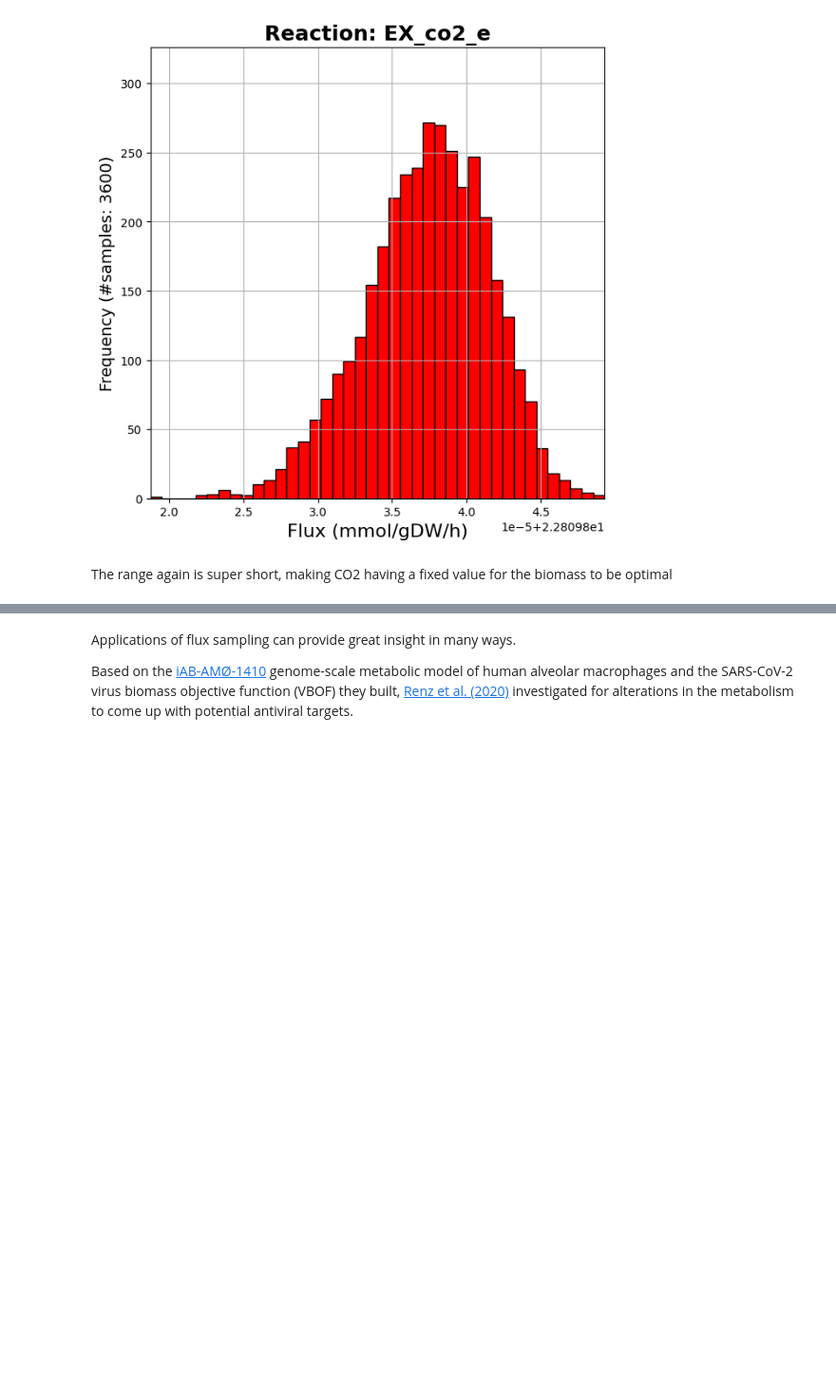
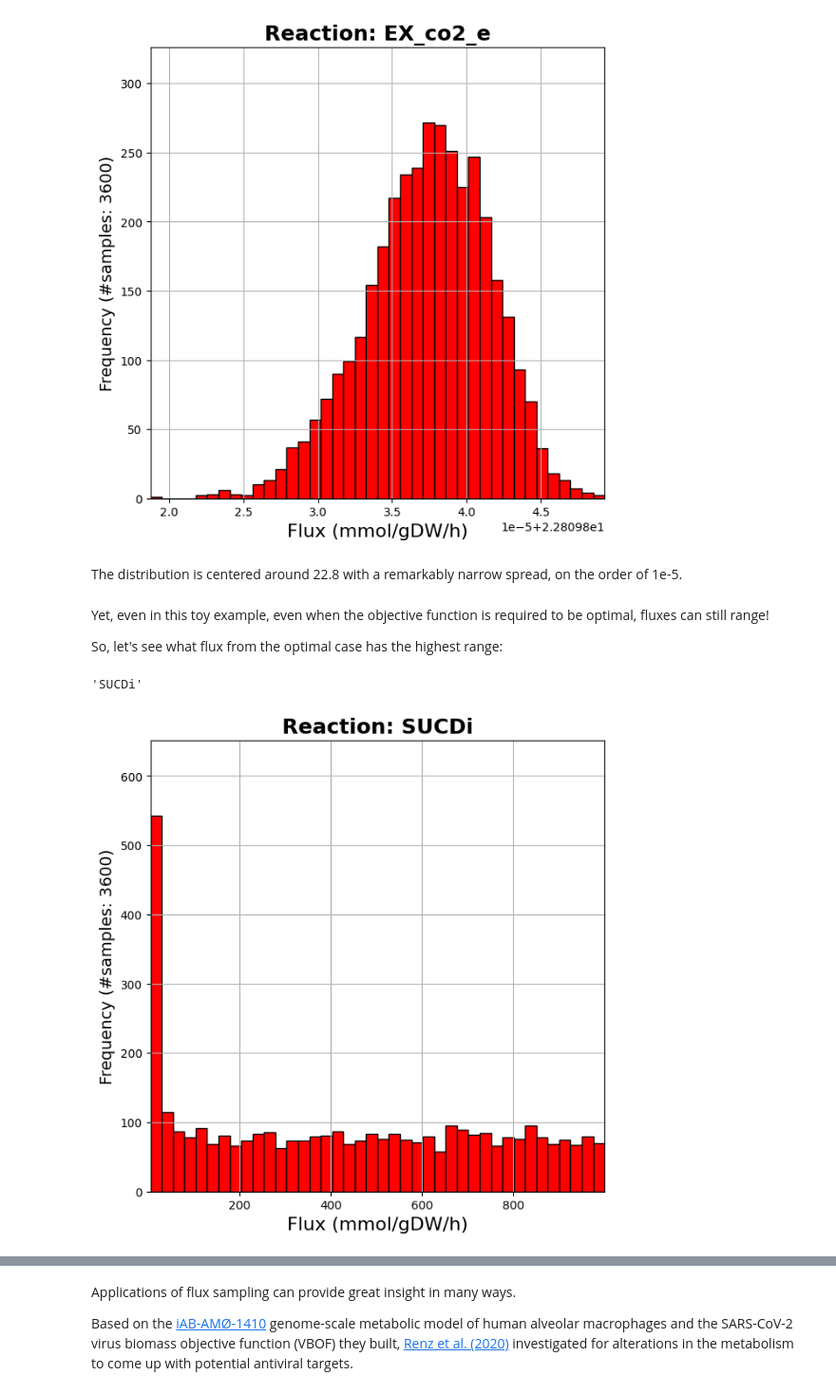
Before and after one commit to GeomScale/dingo, a Jupyter notebook: tutorials/dingo_tutorial.ipynb, the cells around one changed output, grey strips where cells are left out. Shown at 95% size. Saved outputs shown, nothing was run; the diff lists cells and outputs as text; code cells hidden in the pictures; blank space fills up the shorter version.

```diff
--- a/tutorials/dingo_tutorial.ipynb
+++ b/tutorials/dingo_tutorial.ipynb
@@ -491,5 +486,21 @@ dingo.illustrations.plot_histogram(
 )
 # %% [output]
 [figure]
-# %% [markdown]
-The range again is super short, making CO2 having a fixed value for the biomass to be optimal
+# %% [markdown]
+The distribution is centered around 22.8 with a remarkably narrow spread, on the order of 1e-5.
+# %% [markdown]
+Yet, even in this toy example, even when the objective function is required to be optimal, fluxes can still range!
+
+So, let's see what flux from the optimal case has the highest range:
+# %%
+row_idx = (optimal_steady_states.max(axis=1) - optimal_steady_states.min(axis=1)).argmax()
+model.reactions[row_idx]
+# %% [output]
+'SUCDi'
+# %%
+dingo.illustrations.plot_histogram(
+        optimal_steady_states[row_idx],  # reaction's flux we need to get -- earlier we found that in e_coli_core, reaction 24 corresponds to Biomass
+        "SUCDi",                  # name of the reaction
+)
+# %% [output]
+[figure, added]
```
Also changed, not shown: parts of 29 cells of this notebook.
